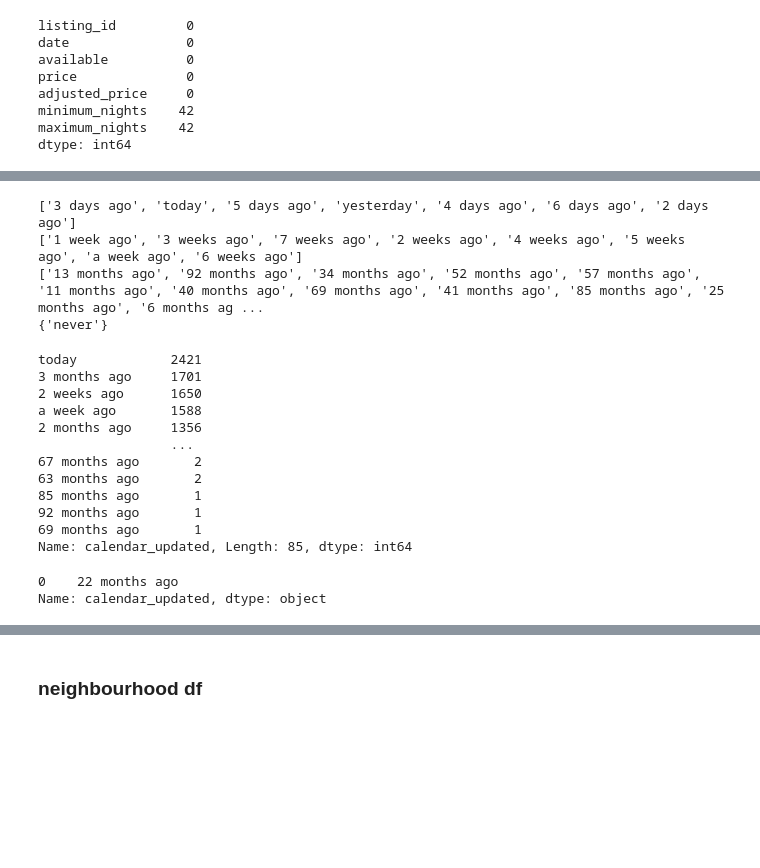
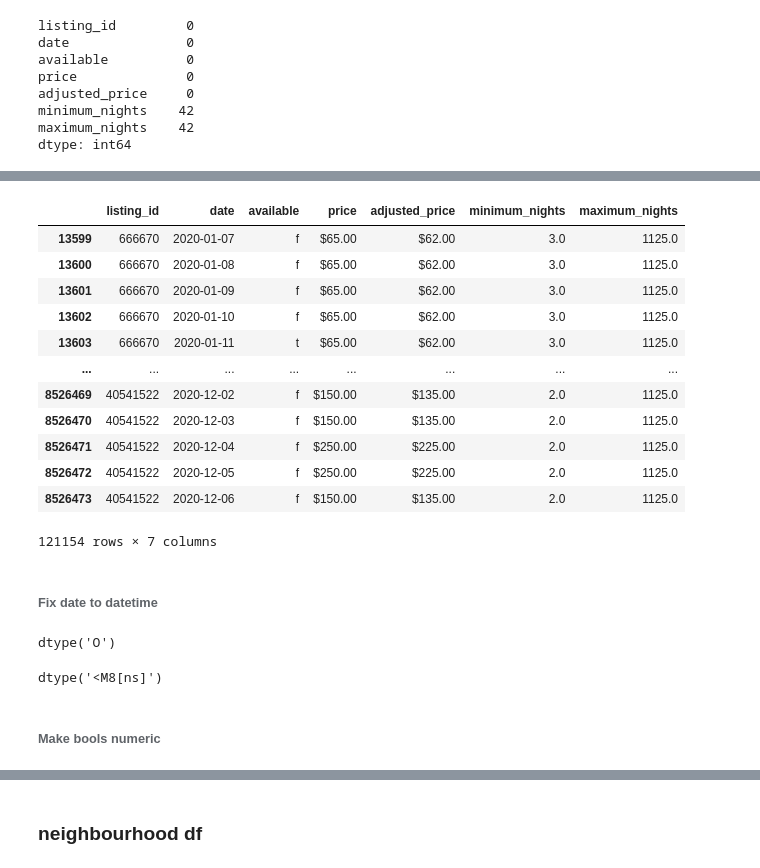
Before and after one commit to footfalcon/Udacity-Data-Science-nd, a Jupyter notebook: Project 1/Airbnb.ipynb, the cells around one changed output, grey strips where cells are left out. Drawn from its saved outputs; the diff is of its cells as text; code cells hidden in the pictures; blank space fills up the shorter version.

Commit message:
cleaned calendar and neighbourhood dfs

```diff
--- a/Project 1/Airbnb.ipynb
+++ b/Project 1/Airbnb.ipynb
@@ -654,35 +638,29 @@ cal[(cal['listing_id'] == 1419)]# & (cal['available'] == 't')]
-# %%
-#listing[listing['id'] == 1419]['calendar_updated']
-d=[i for i in set(listing['calendar_updated']) if 'day' in i]
-w=[i for i in set(listing['calendar_updated']) if 'week' in i]
-m=[i for i in set(listing['calendar_updated']) if 'month' in i]
-o=set(listing['calendar_updated']) - set(d) - set(w) - set(m)
-print(d)
-print(w)
-print(m)
-print(o)
-# %% [output]
-['3 days ago', 'today', '5 days ago', 'yesterday', '4 days ago', '6 days ago', '2 days ago']
-['1 week ago', '3 weeks ago', '7 weeks ago', '2 weeks ago', '4 weeks ago', '5 weeks ago', 'a week ago', '6 weeks ago']
-['13 months ago', '92 months ago', '34 months ago', '52 months ago', '57 months ago', '11 months ago', '40 months ago', '69 months ago', '41 months ago', '85 months ago', '25 months ago', '6 months ag ...
-{'never'}
-# %%
-listing.calendar_updated.value_counts()
-# %% [output]
-today            2421
-3 months ago     1701
-2 weeks ago      1650
-a week ago       1588
-2 months ago     1356
-                 ...
-67 months ago       2
-63 months ago       2
-85 months ago       1
-92 months ago       1
-69 months ago       1
-Name: calendar_updated, Length: 85, dtype: int64
-# %%
-listing[listing['id'] == 1419]['calendar_updated']  # so can use 'calendar_updated' as cutoff for active listing
-# %% [output]
-0    22 months ago
-Name: calendar_updated, dtype: object
+# %%
+cal[(cal.price != cal.adjusted_price)] # some are actually slightly different...
+# %% [output]
+|  | listing_id | date | available | price | adjusted_price | minimum_nights | maximum_nights |
+| 13599 | 666670 | 2020-01-07 | f | $65.00 | $62.00 | 3.0 | 1125.0 |
+| 13600 | 666670 | 2020-01-08 | f | $65.00 | $62.00 | 3.0 | 1125.0 |
+| 13601 | 666670 | 2020-01-09 | f | $65.00 | $62.00 | 3.0 | 1125.0 |
+| 13602 | 666670 | 2020-01-10 | f | $65.00 | $62.00 | 3.0 | 1125.0 |
+| 13603 | 666670 | 2020-01-11 | t | $65.00 | $62.00 | 3.0 | 1125.0 |
+| ... | ... | ... | ... | ... | ... | ... | ... |
+| 8526469 | 40541522 | 2020-12-02 | f | $150.00 | $135.00 | 2.0 | 1125.0 |
+| 8526470 | 40541522 | 2020-12-03 | f | $150.00 | $135.00 | 2.0 | 1125.0 |
+| 8526471 | 40541522 | 2020-12-04 | f | $250.00 | $225.00 | 2.0 | 1125.0 |
+| 8526472 | 40541522 | 2020-12-05 | f | $250.00 | $225.00 | 2.0 | 1125.0 |
+| 8526473 | 40541522 | 2020-12-06 | f | $150.00 | $135.00 | 2.0 | 1125.0 |
+121154 rows × 7 columns
+# %% [markdown]
+###### Fix date to datetime
+# %%
+cal.date.dtype
+# %% [output]
+dtype('O')
+# %%
+cal['date'] = pd.to_datetime(cal['date'])
+cal.date.dtype
+# %% [output]
+dtype('<M8[ns]')
+# %% [markdown]
+###### Make bools numeric
```
Also changed, not shown: parts of 22 cells of this notebook.
